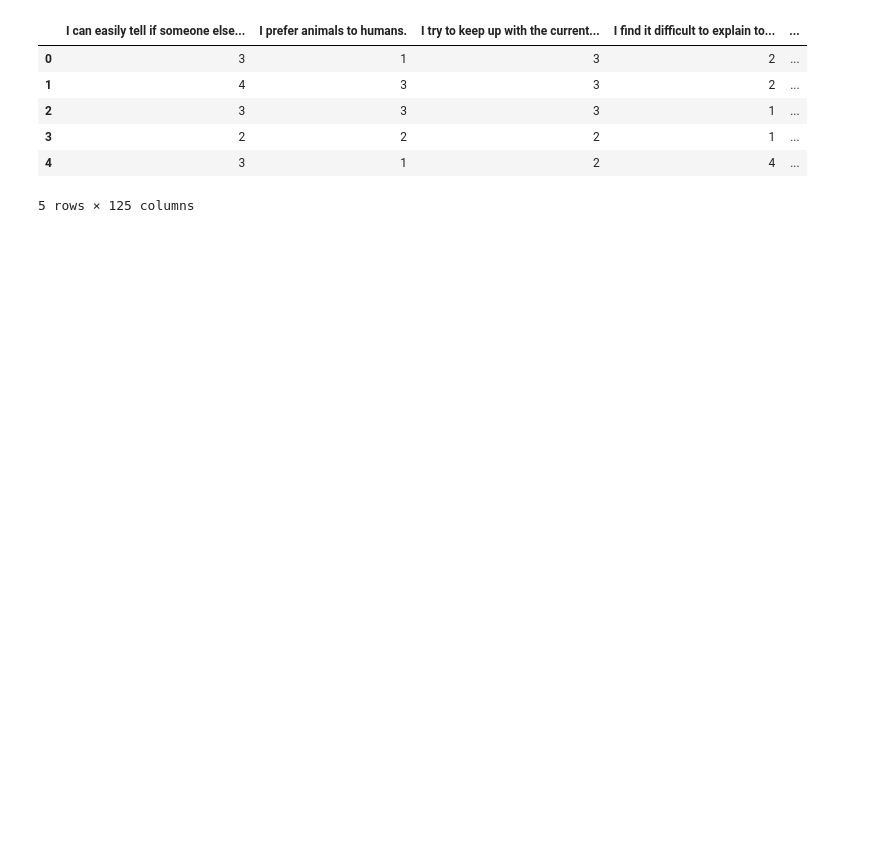
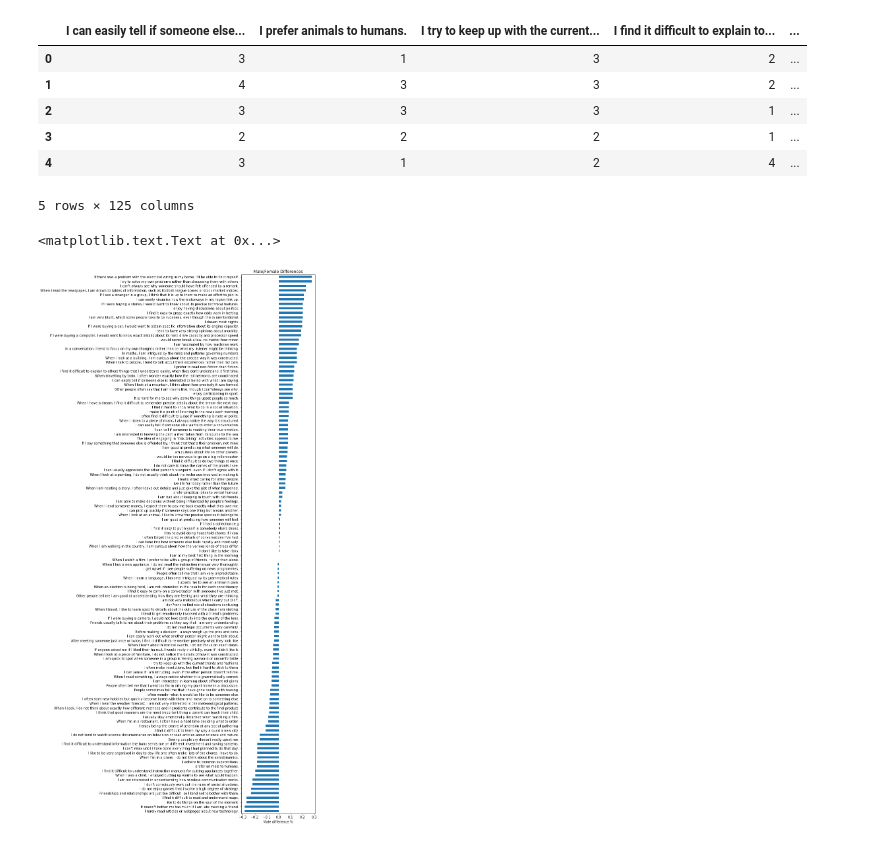
Before and after one commit to vincefav/systemizing-empathizing, a Jupyter notebook: Systemizing and Empathizing.ipynb, the cells around one changed output. Saved outputs shown, nothing was run; the diff lists cells and outputs as text; code cells hidden in the pictures; blank space fills up the shorter version.

Commit message:
feat: Add sex differences viz

```diff
--- a/Systemizing and Empathizing.ipynb
+++ b/Systemizing and Empathizing.ipynb
@@ -25,5 +25,8 @@ Populating the interactive namespace from numpy and matplotlib
 # %%
 data = pd.read_csv('data_processed.csv')
 
+# Males/Females only to simplify the data
+data = data[data.gender < 3]
+
 data.shape
 # %% [output]
@@ -31,3 +34,5 @@ data.shape
+# %%
+data['gender'] = np.where(data['gender'] == 1, 'male', 'female')
 # %%
 data.head()
 # %% [output]
@@ -38,3 +43,14 @@ data.head()
 | 3 | 2 | 2 | 2 | 1 | ... |
 | 4 | 3 | 1 | 2 | 4 | ... |
 5 rows × 125 columns
+# %%
+df_gender = data.drop(['accuracy', 'age', 'EQ', 'SQ'], axis=1).groupby('gender').mean().T
+# %%
+df_gender['difference'] = (df_gender['male'] - df_gender['female'])/df_gender['male']
+# %%
+df_gender['difference'].sort_values().plot.barh(figsize=(4,30))
+plt.title('Male/Female Differences')
+plt.xlabel('Male difference %')
+# %% [output]
+<matplotlib.text.Text at 0x...>
+[figure, added]
```
Also changed, not shown: parts of 1 cell of this notebook.
